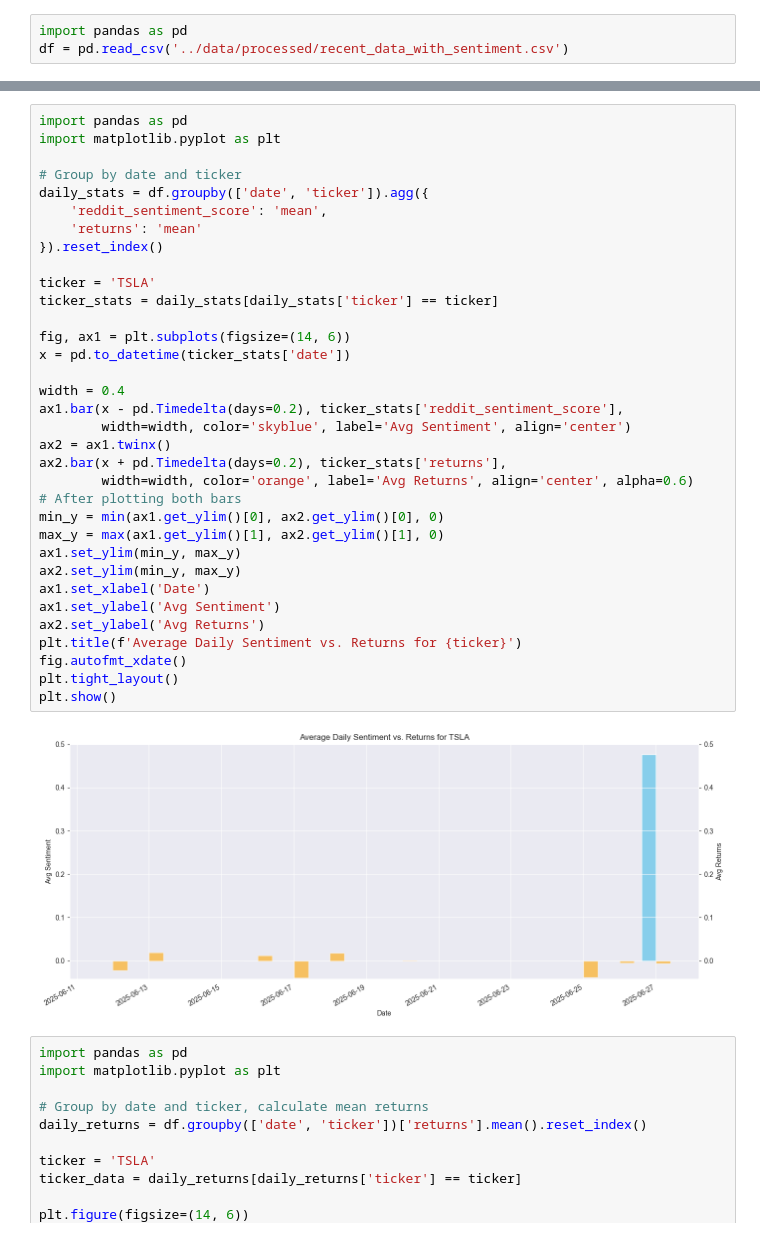
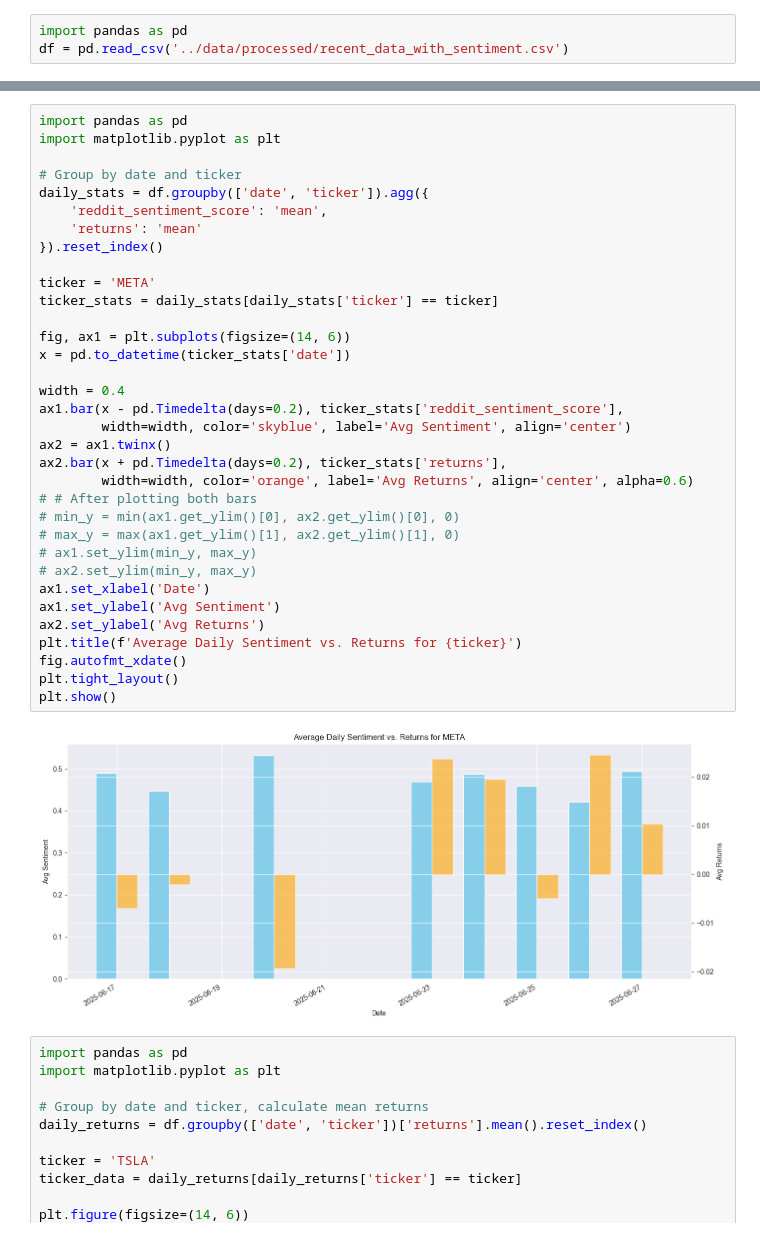
Before and after one commit to oindreelabh/online-portfolio-optimization, a Jupyter notebook: notebooks/eda.ipynb, the cells around one changed output, grey strips where cells are left out. Cells and saved outputs as stored; diff of their text form.

```diff
--- a/notebooks/eda.ipynb
+++ b/notebooks/eda.ipynb
@@ -26,39 +26,39 @@ plt.show()
 # %%
 import pandas as pd
 import matplotlib.pyplot as plt
 
 # Group by date and ticker
 daily_stats = df.groupby(['date', 'ticker']).agg({
     'reddit_sentiment_score': 'mean',
     'returns': 'mean'
 }).reset_index()
 
-ticker = 'TSLA'
+ticker = 'META'
 ticker_stats = daily_stats[daily_stats['ticker'] == ticker]
 
 fig, ax1 = plt.subplots(figsize=(14, 6))
 x = pd.to_datetime(ticker_stats['date'])
 
 width = 0.4
 ax1.bar(x - pd.Timedelta(days=0.2), ticker_stats['reddit_sentiment_score'],
         width=width, color='skyblue', label='Avg Sentiment', align='center')
 ax2 = ax1.twinx()
 ax2.bar(x + pd.Timedelta(days=0.2), ticker_stats['returns'],
         width=width, color='orange', label='Avg Returns', align='center', alpha=0.6)
-# After plotting both bars
-min_y = min(ax1.get_ylim()[0], ax2.get_ylim()[0], 0)
-max_y = max(ax1.get_ylim()[1], ax2.get_ylim()[1], 0)
-ax1.set_ylim(min_y, max_y)
-ax2.set_ylim(min_y, max_y)
+# # After plotting both bars
+# min_y = min(ax1.get_ylim()[0], ax2.get_ylim()[0], 0)
+# max_y = max(ax1.get_ylim()[1], ax2.get_ylim()[1], 0)
+# ax1.set_ylim(min_y, max_y)
+# ax2.set_ylim(min_y, max_y)
 ax1.set_xlabel('Date')
 ax1.set_ylabel('Avg Sentiment')
 ax2.set_ylabel('Avg Returns')
 plt.title(f'Average Daily Sentiment vs. Returns for {ticker}')
 fig.autofmt_xdate()
 plt.tight_layout()
 plt.show()
 # %% [output]
-[figure, old version]
+[figure, new version]
 # %%
 import pandas as pd
 import matplotlib.pyplot as plt
```
Also changed, not shown: parts of 1 cell of this notebook, 18 other files.
